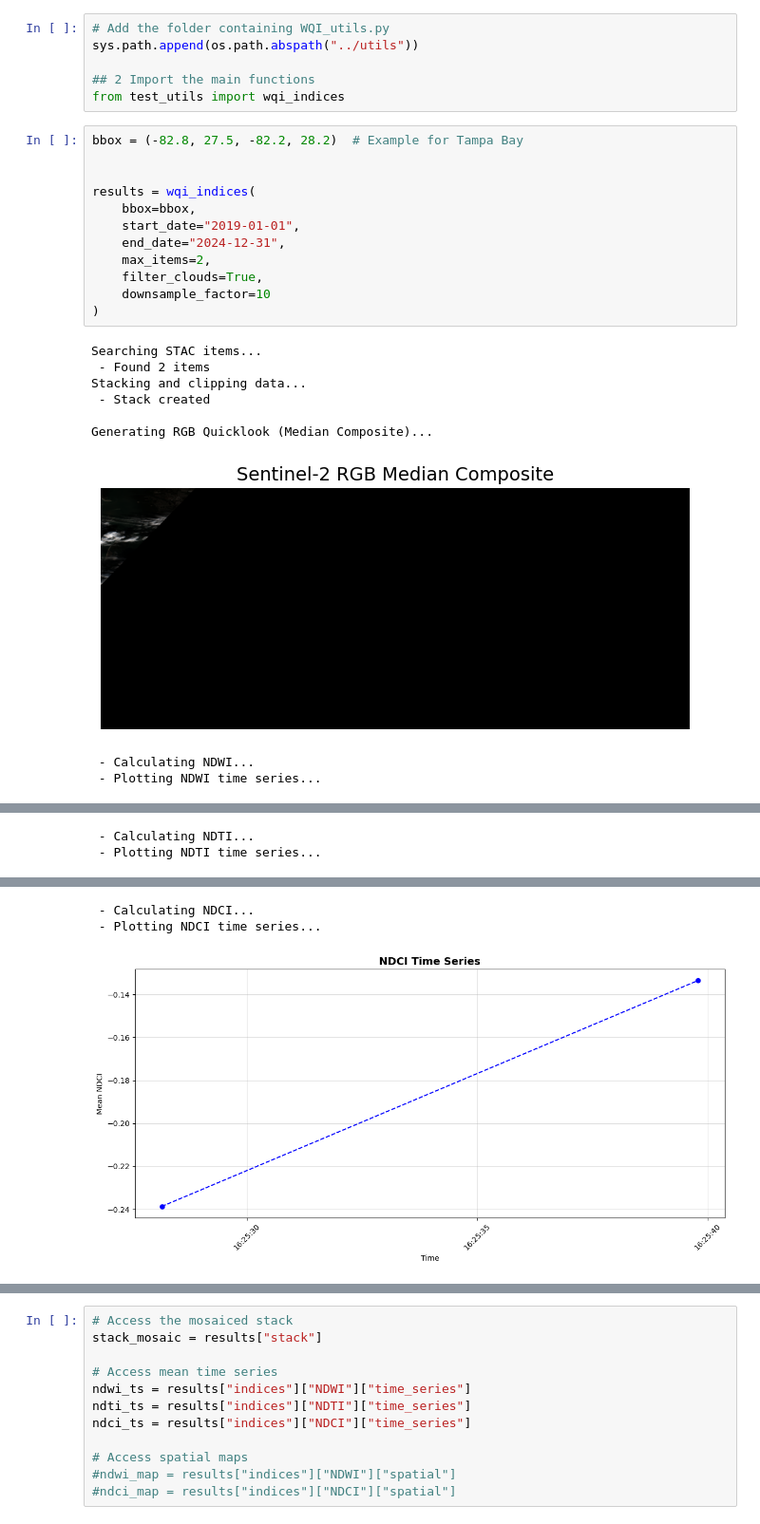
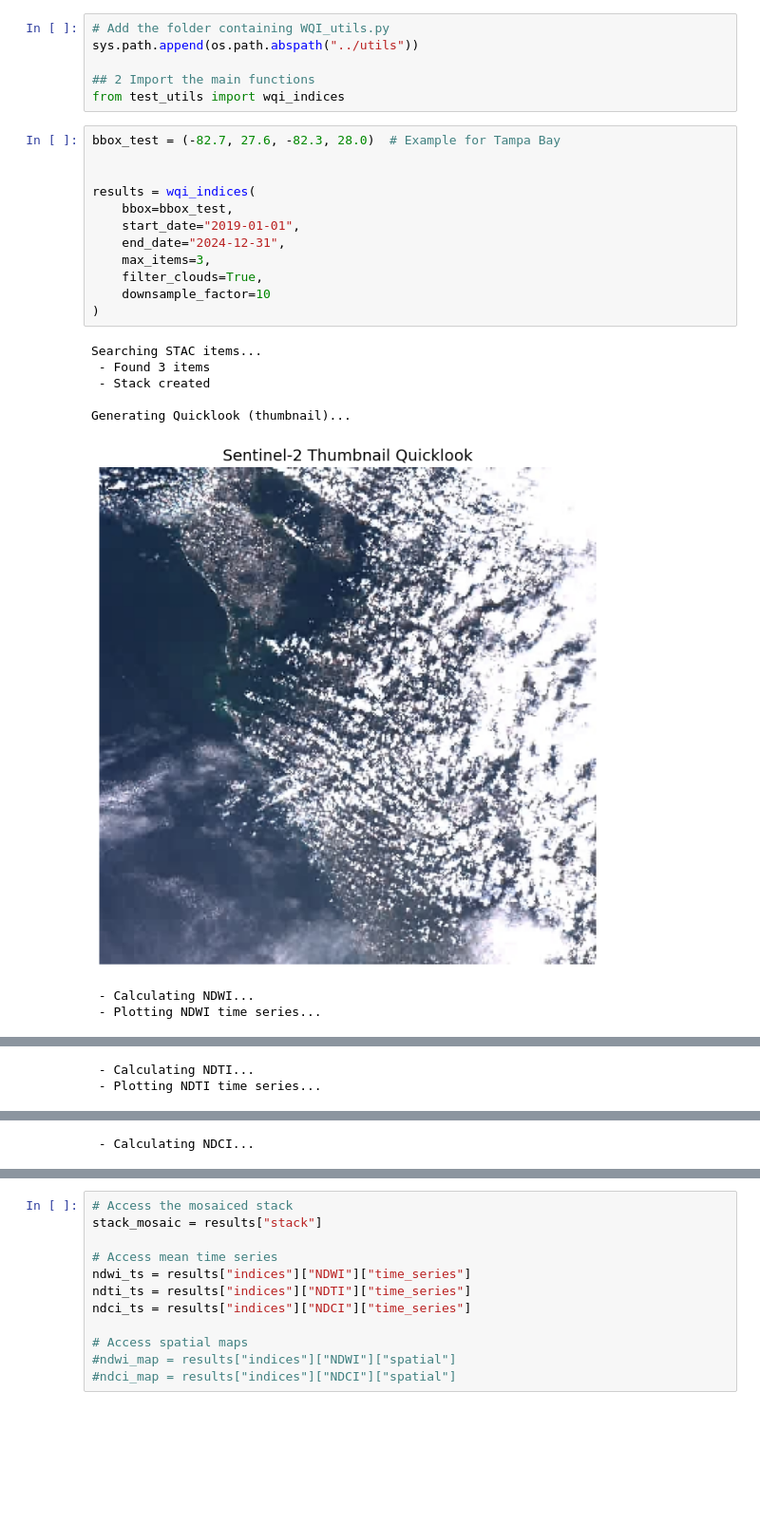
Before and after one commit to Gracey0201/tampa-bay-water-quality, a Jupyter notebook: scr/utils/test2.ipynb, the cells around one changed output, grey strips where cells are left out. Shown at 95% size. Saved outputs shown, nothing was run; the diff lists cells and outputs as text; blank space fills up the shorter version.

Commit message:
updated the notebook to plot the changes I made the test_utils

```diff
--- a/scr/utils/test2.ipynb
+++ b/scr/utils/test2.ipynb
@@ -59,24 +59,23 @@ sys.path.append(os.path.abspath("../utils"))
 ## 2 Import the main functions
 from test_utils import wqi_indices
 # %%
-bbox = (-82.8, 27.5, -82.2, 28.2)  # Example for Tampa Bay
+bbox_test = (-82.7, 27.6, -82.3, 28.0)  # Example for Tampa Bay
 
 
 results = wqi_indices(
-    bbox=bbox,
+    bbox=bbox_test,
     start_date="2019-01-01",
     end_date="2024-12-31",
-    max_items=2,
+    max_items=3,
     filter_clouds=True,
     downsample_factor=10
 )
 # %% [output]
 Searching STAC items...
- - Found 2 items
-Stacking and clipping data...
+ - Found 3 items
  - Stack created
 
-Generating RGB Quicklook (Median Composite)...
+Generating Quicklook (thumbnail)...
-[figure, old version]
+[figure, new version]
  - Calculating NDWI...
  - Plotting NDWI time series...
@@ -87,3 +86 @@ Generating RGB Quicklook (Median Composite)...
  - Calculating NDCI...
- - Plotting NDCI time series...
-[figure, removed]
```
Also changed, not shown: parts of 2 cells of this notebook.
